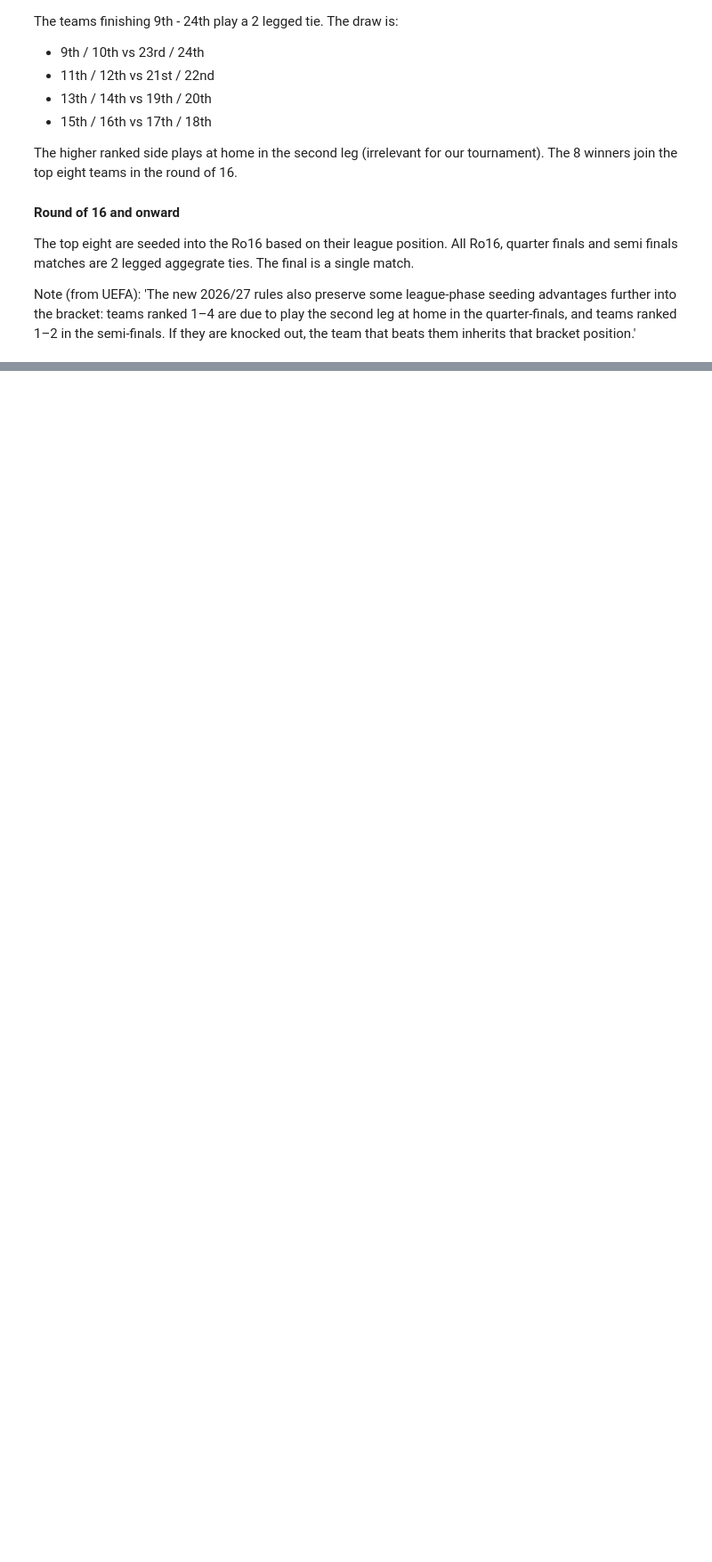
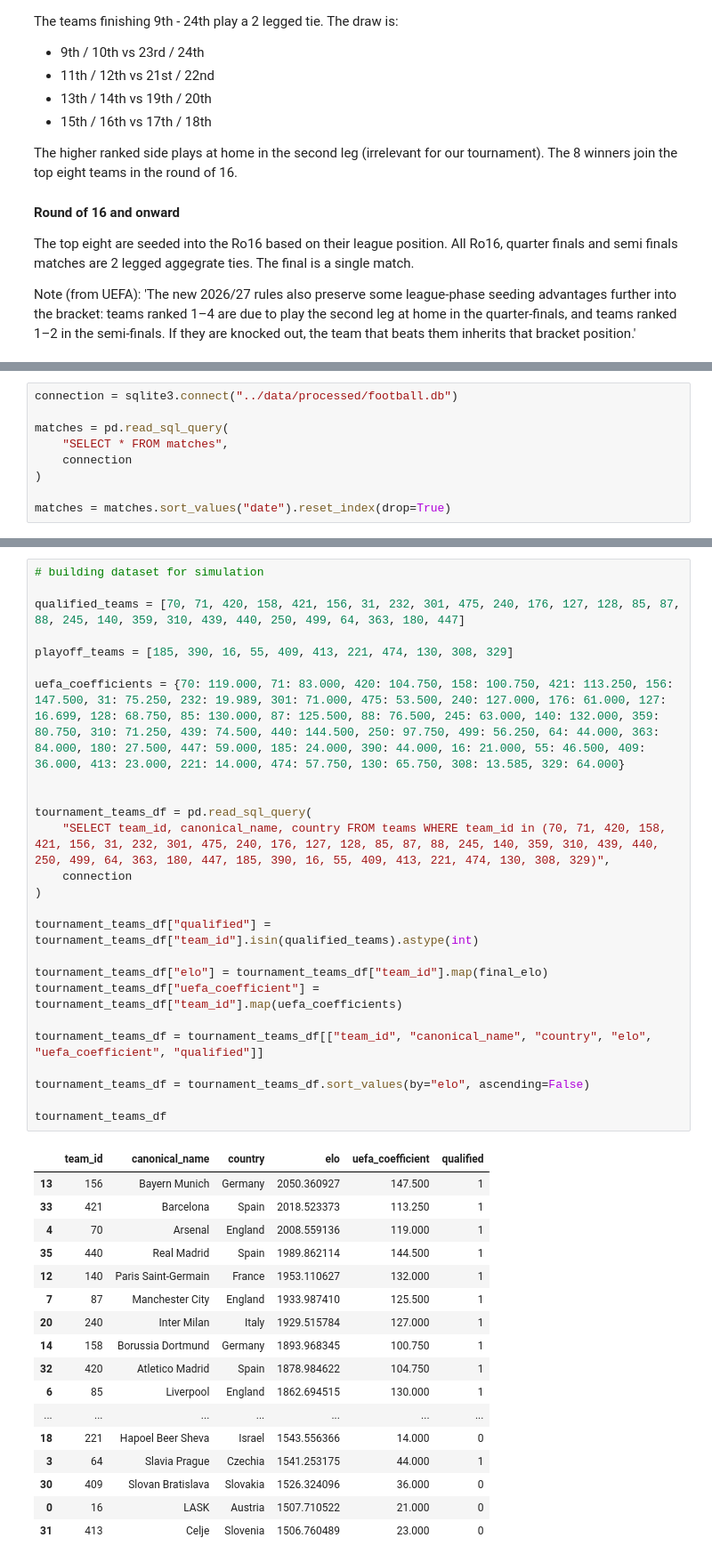
Before and after one commit to rohanhs568/UCL-MU-Predictor, a Jupyter notebook: notebooks/03_cl_simulations.ipynb, the cells around one changed output, grey strips where cells are left out. Shown at 89% size. Saved outputs shown, nothing was run; the diff lists cells and outputs as text; blank space fills up the shorter version.

Commit message:
continued work on simulations

```diff
--- a/notebooks/03_cl_simulations.ipynb
+++ b/notebooks/03_cl_simulations.ipynb
@@ -129,0 +153,9 @@ Once done, simulating the actual group stage is fairly simple
+# %%
+connection = sqlite3.connect("../data/processed/football.db")
+
+matches = pd.read_sql_query(
+    "SELECT * FROM matches",
+    connection
+)
+
+matches = matches.sort_values("date").reset_index(drop=True)
@@ -129,0 +288,43 @@ Once done, simulating the actual group stage is fairly simple
+# %%
+# building dataset for simulation
+
+qualified_teams = [70, 71, 420, 158, 421, 156, 31, 232, 301, 475, 240, 176, 127, 128, 85, 87, 88, 245, 140, 359, 310, 439, 440, 250, 499, 64, 363, 180, 447]
+
+playoff_teams = [185, 390, 16, 55, 409, 413, 221, 474, 130, 308, 329]
+
+uefa_coefficients = {70: 119.000, 71: 83.000, 420: 104.750, 158: 100.750, 421: 113.250, 156: 147.500, 31: 75.250, 232: 19.989, 301: 71.000, 475: 53.500, 240: 127.000, 176: 61.000, 127: 16.699, 128: 68.750, 85: 130.000, 87: 125.500, 88: 76.500, 245: 63.000, 140: 132.000, 359: 80.750, 310: 71.250, 439: 74.500, 440: 144.500, 250: 97.750, 499: 56.250, 64: 44.000, 363: 84.000, 180: 27.500, 447: 59.000, 185: 24.000, 390: 44.000, 16: 21.000, 55: 46.500, 409: 36.000, 413: 23.000, 221: 14.000, 474: 57.750, 130: 65.750, 308: 13.585, 329: 64.000}
+
+
+tournament_teams_df = pd.read_sql_query(
+    "SELECT team_id, canonical_name, country FROM teams WHERE team_id in (70, 71, 420, 158, 421, 156, 31, 232, 301, 475, 240, 176, 127, 128, 85, 87, 88, 245, 140, 359, 310, 439, 440, 250, 499, 64, 363, 180, 447, 185, 390, 16, 55, 409, 413, 221, 474, 130, 308, 329)",
+    connection
+)
+
+tournament_teams_df["qualified"] = tournament_teams_df["team_id"].isin(qualified_teams).astype(int)
+
+tournament_teams_df["elo"] = tournament_teams_df["team_id"].map(final_elo)
+tournament_teams_df["uefa_coefficient"] = tournament_teams_df["team_id"].map(uefa_coefficients)
+
+tournament_teams_df = tournament_teams_df[["team_id", "canonical_name", "country", "elo", "uefa_coefficient", "qualified"]]
+
+tournament_teams_df = tournament_teams_df.sort_values(by="elo", ascending=False)
+
+tournament_teams_df
+# %% [output]
+|  | team_id | canonical_name | country | elo | uefa_coefficient | qualified |
+| 13 | 156 | Bayern Munich | Germany | 2050.360927 | 147.500 | 1 |
+| 33 | 421 | Barcelona | Spain | 2018.523373 | 113.250 | 1 |
+| 4 | 70 | Arsenal | England | 2008.559136 | 119.000 | 1 |
+| 35 | 440 | Real Madrid | Spain | 1989.862114 | 144.500 | 1 |
+| 12 | 140 | Paris Saint-Germain | France | 1953.110627 | 132.000 | 1 |
+| 7 | 87 | Manchester City | England | 1933.987410 | 125.500 | 1 |
+| 20 | 240 | Inter Milan | Italy | 1929.515784 | 127.000 | 1 |
+| 14 | 158 | Borussia Dortmund | Germany | 1893.968345 | 100.750 | 1 |
+| 32 | 420 | Atletico Madrid | Spain | 1878.984622 | 104.750 | 1 |
+| 6 | 85 | Liverpool | England | 1862.694515 | 130.000 | 1 |
+| ... | ... | ... | ... | ... | ... | ... |
+| 18 | 221 | Hapoel Beer Sheva | Israel | 1543.556366 | 14.000 | 0 |
+| 3 | 64 | Slavia Prague | Czechia | 1541.253175 | 44.000 | 1 |
+| 30 | 409 | Slovan Bratislava | Slovakia | 1526.324096 | 36.000 | 0 |
+| 0 | 16 | LASK | Austria | 1507.710522 | 21.000 | 0 |
+| 31 | 413 | Celje | Slovenia | 1506.760489 | 23.000 | 0 |
```
Also changed, not shown: parts of 20 cells of this notebook.
